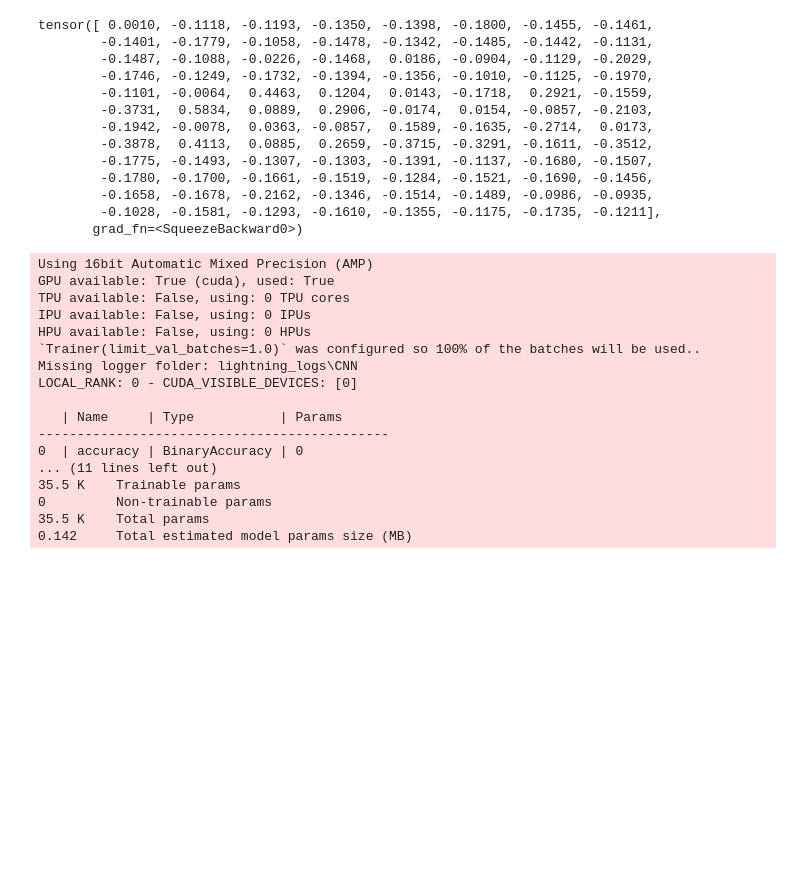
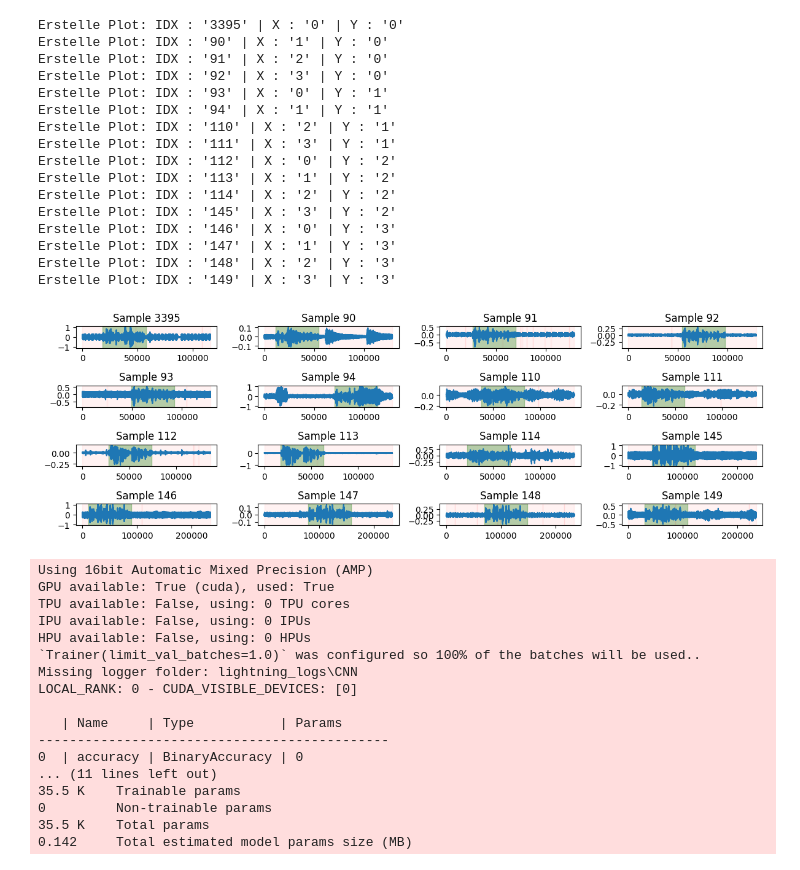
Before and after one commit to Donat24/VAD, a Jupyter notebook: Scripte/train.ipynb, the cells around one changed output. Saved outputs shown, nothing was run; the diff lists cells and outputs as text; code cells hidden in the pictures; blank space fills up the shorter version.

```diff
--- a/Scripte/train.ipynb
+++ b/Scripte/train.ipynb
@@ -41,19 +48,25 @@ x,y = dataset_test[2930]
-# %%
-model(x)
-# %% [output]
-tensor([ 0.0010, -0.1118, -0.1193, -0.1350, -0.1398, -0.1800, -0.1455, -0.1461,
-        -0.1401, -0.1779, -0.1058, -0.1478, -0.1342, -0.1485, -0.1442, -0.1131,
-        -0.1487, -0.1088, -0.0226, -0.1468,  0.0186, -0.0904, -0.1129, -0.2029,
-        -0.1746, -0.1249, -0.1732, -0.1394, -0.1356, -0.1010, -0.1125, -0.1970,
-        -0.1101, -0.0064,  0.4463,  0.1204,  0.0143, -0.1718,  0.2921, -0.1559,
-        -0.3731,  0.5834,  0.0889,  0.2906, -0.0174,  0.0154, -0.0857, -0.2103,
-        -0.1942, -0.0078,  0.0363, -0.0857,  0.1589, -0.1635, -0.2714,  0.0173,
-        -0.3878,  0.4113,  0.0885,  0.2659, -0.3715, -0.3291, -0.1611, -0.3512,
-        -0.1775, -0.1493, -0.1307, -0.1303, -0.1391, -0.1137, -0.1680, -0.1507,
-        -0.1780, -0.1700, -0.1661, -0.1519, -0.1284, -0.1521, -0.1690, -0.1456,
-        -0.1658, -0.1678, -0.2162, -0.1346, -0.1514, -0.1489, -0.0986, -0.0935,
-        -0.1028, -0.1581, -0.1293, -0.1610, -0.1355, -0.1175, -0.1735, -0.1211],
-       grad_fn=<SqueezeBackward0>)
+# %%
+batch_idx = [item["batch_idx"] for item in result[:16]]
+# %%
+plot.plot_model(batch_idx, dataset_train, model)
+# %% [output]
+Erstelle Plot: IDX : '3395' | X : '0' | Y : '0'
+Erstelle Plot: IDX : '90' | X : '1' | Y : '0'
+Erstelle Plot: IDX : '91' | X : '2' | Y : '0'
+Erstelle Plot: IDX : '92' | X : '3' | Y : '0'
+Erstelle Plot: IDX : '93' | X : '0' | Y : '1'
+Erstelle Plot: IDX : '94' | X : '1' | Y : '1'
+Erstelle Plot: IDX : '110' | X : '2' | Y : '1'
+Erstelle Plot: IDX : '111' | X : '3' | Y : '1'
+Erstelle Plot: IDX : '112' | X : '0' | Y : '2'
+Erstelle Plot: IDX : '113' | X : '1' | Y : '2'
+Erstelle Plot: IDX : '114' | X : '2' | Y : '2'
+Erstelle Plot: IDX : '145' | X : '3' | Y : '2'
+Erstelle Plot: IDX : '146' | X : '0' | Y : '3'
+Erstelle Plot: IDX : '147' | X : '1' | Y : '3'
+Erstelle Plot: IDX : '148' | X : '2' | Y : '3'
+Erstelle Plot: IDX : '149' | X : '3' | Y : '3'
+[figure, added]
 # %%
 #Lädt Model
 model = models.CNN(channels=64)
```
Also changed, not shown: parts of 3 cells of this notebook.
